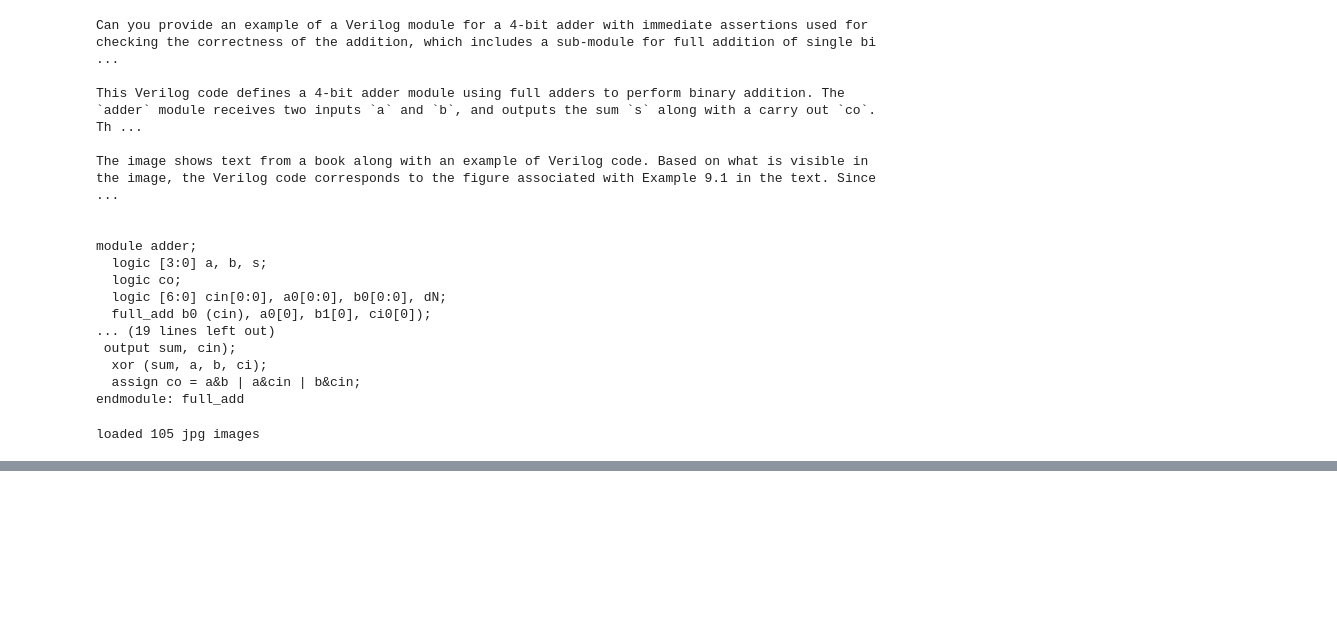
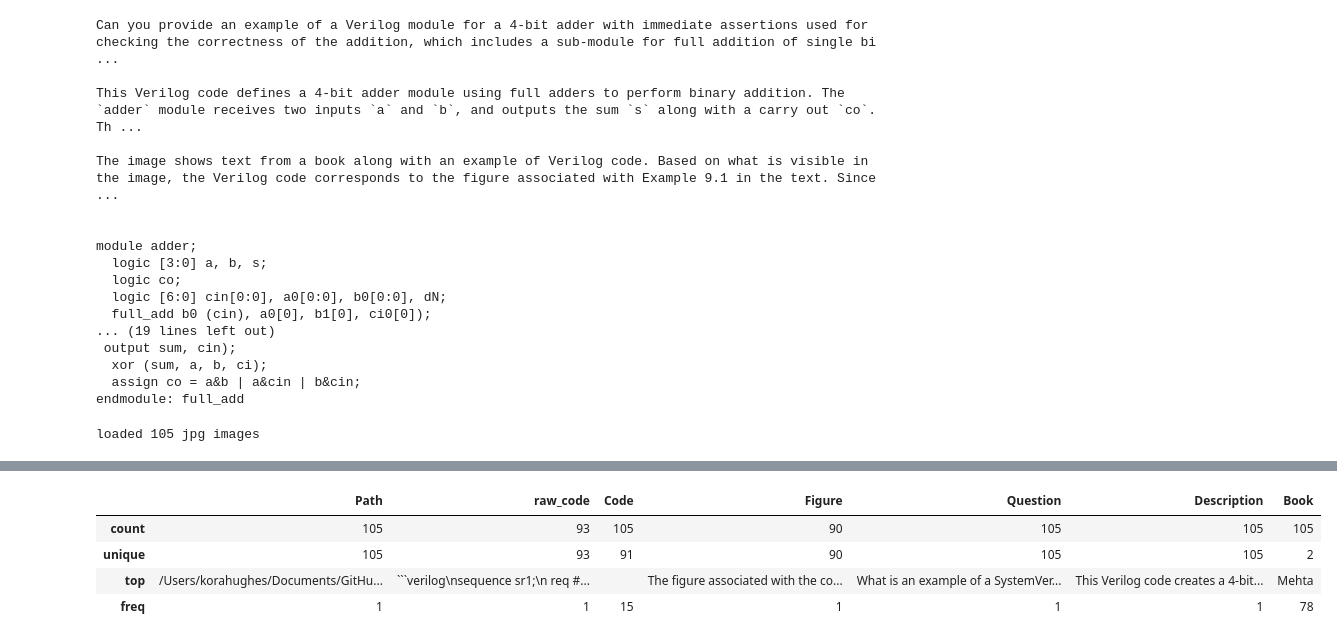
Before and after one commit to KoraSHughes/LLMCodeGen, a Jupyter notebook: GPT-ImageScrapper.ipynb, the cells around one changed output, grey strips where cells are left out. Drawn from its saved outputs; the diff is of its cells as text; code cells hidden in the pictures; blank space fills up the shorter version.

Commit message:
Finalizing Manual Image Scrapping

````diff
--- a/GPT-ImageScrapper.ipynb
+++ b/GPT-ImageScrapper.ipynb
@@ -217,5 +213,40 @@ for im in tqdm(all_images[:2]):
+# %%
+all_results = []
+for im in tqdm(all_images):
+    results = info_from_image(im, 10, True)
+    all_results.append(results)
 # %%
 df = pd.DataFrame(all_results, columns=["Path", "raw_code", "Code", "Figure", "Question", "Description"])
-# TODO account for copyright and timeout and replace with n/a
-df
+
+# recover author
+def get_origin(im):
+    if "creenshot" in im:
+        return "Mehta"
+    else:
+        return "Thomas"
+df["Book"] = df["Path"].apply(lambda x: get_origin(x))
+
+# cleaning
+def get_failed_request(df, identifier="I'm sorry", setna=True, verbose=True):
+    inds = set()
+    messages = set()
+    failed_count = 0
+    for i, row in df.iterrows():
+        for col in df.columns:
+            if identifier in str(row[col]):
+                inds.add(i)
+                messages.add(row[col])
+                failed_count += 1
+                if setna:
+                    df.loc[i, col] = np.nan
+    if verbose:
+        copy_count = sum([1 for mes in messages if "copyright" in mes])
+        print("found", len(inds), "rows with bad requests and a total of", failed_count, "cells of bad calls")
+        print(len(messages), "of which where unique and", copy_count, "of which were identified as copyright related")
+        print("\nan example of this is:\n", list(messages)[0])
+    return df, failed_count, messages, inds
+
+df, failed_count, messages, inds = get_failed_request(df)
+
+df.isna().sum()
 # %% [output]
@@ -242,0 +282,8 @@ SAVED TO Data/pages-gptresponse
+# %%
+df.describe()
+# %% [output]
+|  | Path | raw_code | Code | Figure | Question | Description | Book |
+| count | 105 | 93 | 105 | 90 | 105 | 105 | 105 |
+| unique | 105 | 93 | 91 | 90 | 105 | 105 | 2 |
+| top | /Users/korahughes/Documents/GitHu... | ```verilog\nsequence sr1;\n req #... |  | The figure associated with the co... | What is an example of a SystemVer... | This Verilog code creates a 4-bit... | Mehta |
+| freq | 1 | 1 | 15 | 1 | 1 | 1 | 78 |
````
Also changed, not shown: parts of 10 cells of this notebook, 1 other file.
